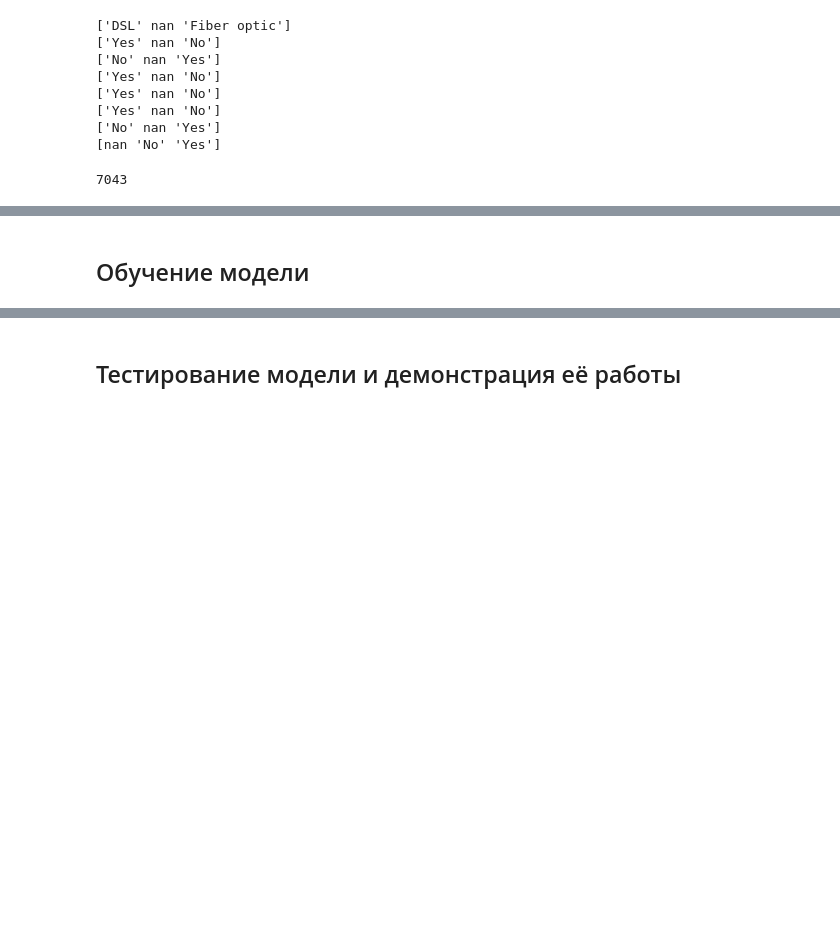
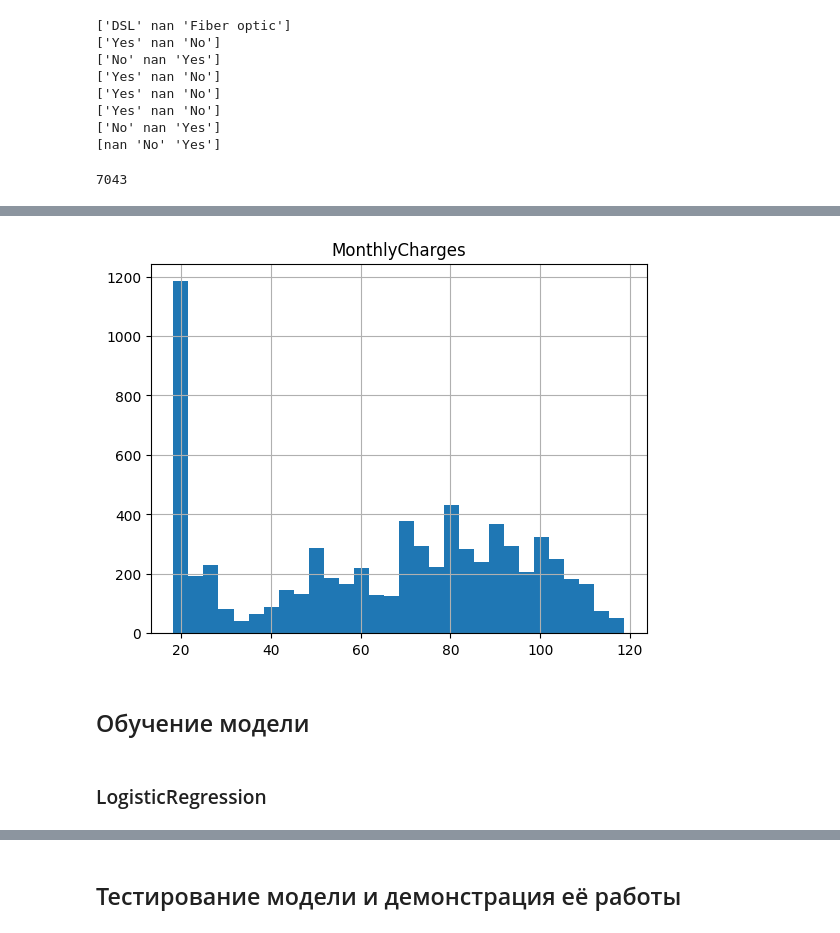
Before and after one commit to kirillva/project-final, a Jupyter notebook: index.ipynb, the cells around one changed output, grey strips where cells are left out. Cells and saved outputs as stored; diff of their text form; code cells hidden in the pictures; blank space fills up the shorter version.

```diff
--- a/index.ipynb
+++ b/index.ipynb
@@ -522,2 +525,8 @@ plt.grid(True)
+# %%
+plt.hist(contract['MonthlyCharges'], bins=30)
+plt.title('MonthlyCharges')
+plt.grid(True)
+# %% [output]
+[figure, added]
 # %% [markdown]
 ## Обучение модели
@@ -523,0 +555,2 @@ plt.grid(True)
+# %% [markdown]
+### LogisticRegression
```
Also changed, not shown: parts of 27 cells of this notebook.
